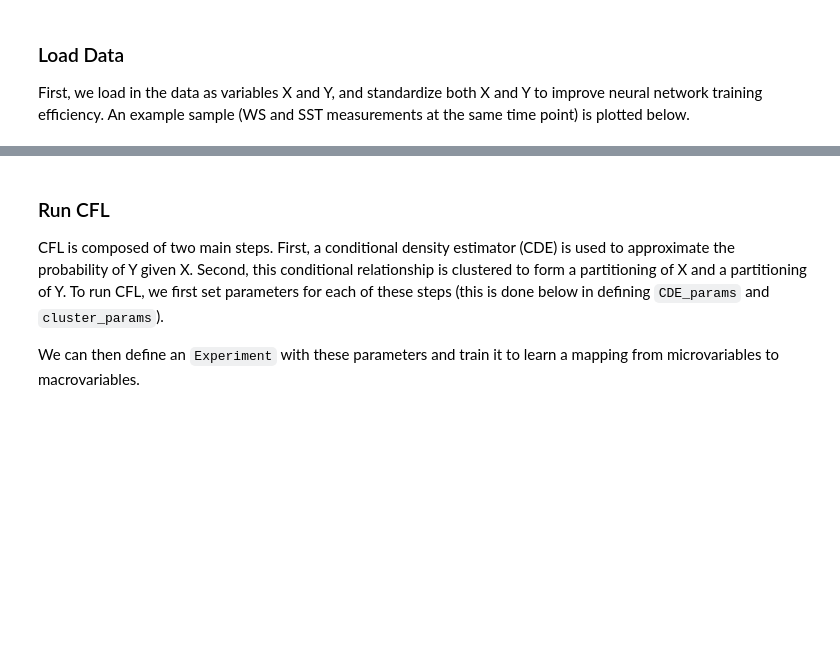
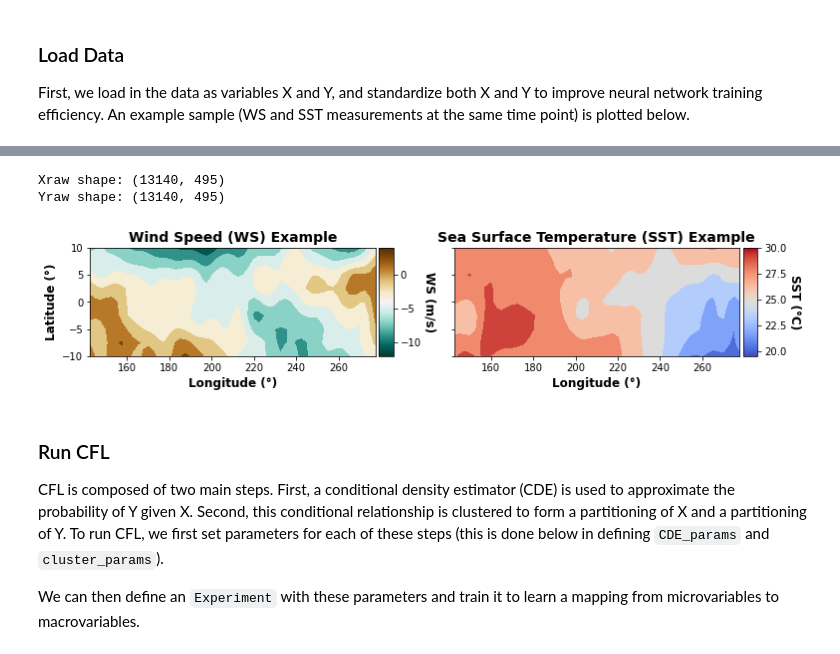
Before and after one commit to eberharf/cfl, a Jupyter notebook: docs/source/examples/el_nino_example.ipynb, the cells around one changed output, grey strips where cells are left out. Saved outputs shown, nothing was run; the diff lists cells and outputs as text; code cells hidden in the pictures; blank space fills up the shorter version.

```diff
--- a/docs/source/examples/el_nino_example.ipynb
+++ b/docs/source/examples/el_nino_example.ipynb
@@ -12,6 +12,13 @@ from sklearn.preprocessing import StandardScaler        # standardize data
 import matplotlib.pyplot as plt                         # visualize data
 from mpl_toolkits.axes_grid1 import make_axes_locatable # visualize data
 from cfl.experiment import Experiment                   # run CFL
+import numpy as np
+
+# constants
+WS_CMAP = 'BrBG_r'
+SST_CMAP = 'coolwarm'
+IMSHAPE = (55, 9)
+FIG_PATH = 'el_nino_figures'
 # %% [markdown]
 ### Load Data
 First, we load in the data as variables X and Y, and standardize both X and Y to improve
@@ -52,0 +26,43 @@ Y shape: (13140, 495)
+# %%
+# load data
+data_path = '../../../data/el_nino/elnino_data.pkl' # set this to your local path to your data
+Xraw, Yraw, coords = joblib.load(data_path)
+print('Xraw shape: {}'.format(Xraw.shape))
+print('Yraw shape: {}'.format(Yraw.shape))
+# %% [output]
+Xraw shape: (13140, 495)
+Yraw shape: (13140, 495)
+# %%
+# pacific map plotting helper function
+from matplotlib.cm import ScalarMappable
+
+def plot_contour_map(data, ax, imshape, title, cmap, cmap_label, vmin=None,
+                     vmax=None, xlabel='Longitude (°)', ylabel='Latitude (°)'):
+    im = ax.contourf(coords['x'].ravel(), coords['y'].ravel(),
+                     data.reshape(imshape).T, cmap=cmap, vmin=vmin, vmax=vmax)
+    ax.set_title(title, fontweight='bold', fontsize=14)
+    ax.set_xlabel(xlabel, fontweight='bold', fontsize=12)
+    ax.set_ylabel(ylabel, fontweight='bold', fontsize=12)
+    cax = make_axes_locatable(ax).append_axes('right', size='5%', pad=0.05)
+    if vmin is None:
+        vmin = np.min(data)
+    if vmax is None:
+        vmax = np.max(data)
+    cb = fig.colorbar(ScalarMappable(norm=im.norm, cmap=im.cmap), cax=cax,
+                                     orientation='vertical')
+    cb.set_label(label=cmap_label, fontweight='bold', rotation=-90, fontsize=12,
+                 labelpad=15)
+# %%
+# plot an example WS and SST image pair
+fig,ax = plt.subplots(1, 2, figsize=(12,2), sharex=True, sharey=True)
+plot_contour_map(data=Xraw[0], ax=ax[0], imshape=IMSHAPE,
+                 title='Wind Speed (WS) Example', cmap=WS_CMAP,
+                 cmap_label='WS (m/s)')
+plot_contour_map(data=Yraw[0], ax=ax[1], imshape=IMSHAPE,
+                 title='Sea Surface Temperature (SST) Example', cmap=SST_CMAP,
+                 cmap_label='SST (°C)',
+                 ylabel='')
+plt.savefig(os.path.join(FIG_PATH, 'sample_ws_sst'))
+plt.show()
+# %% [output]
+[figure, added]
```
Also changed, not shown: parts of 15 cells of this notebook, 7 other files.
